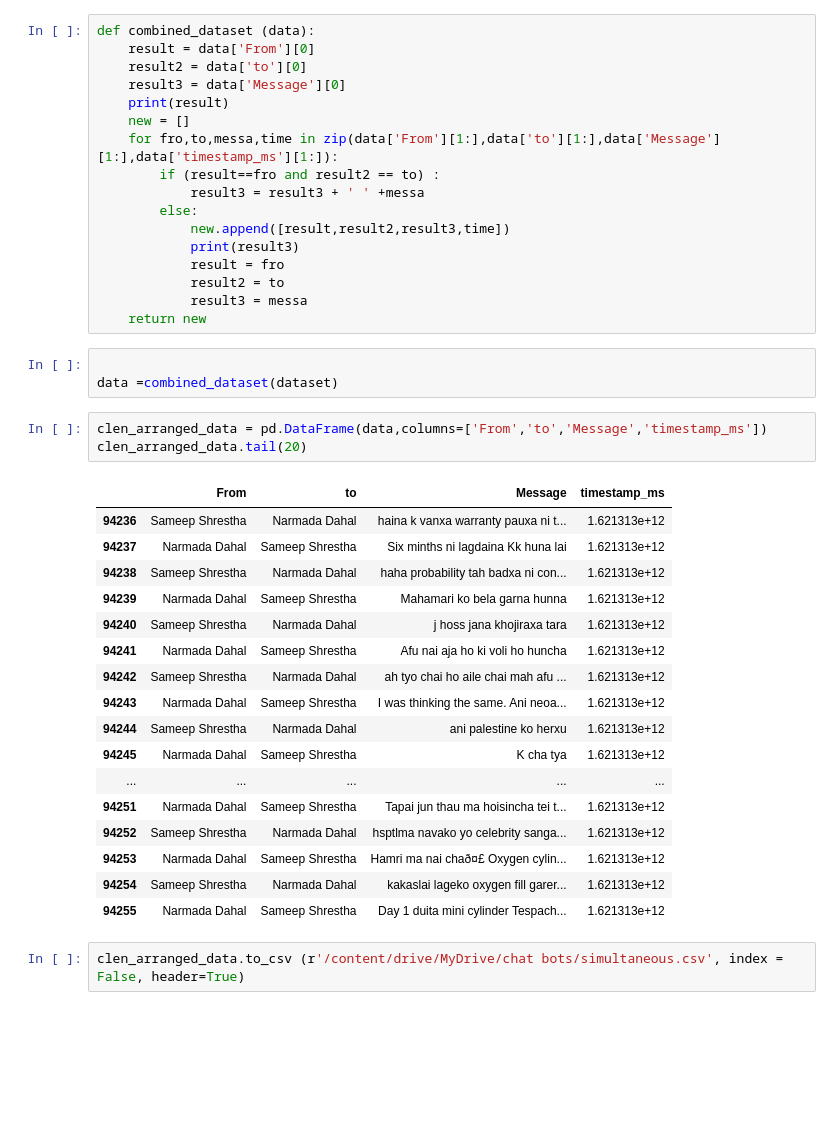
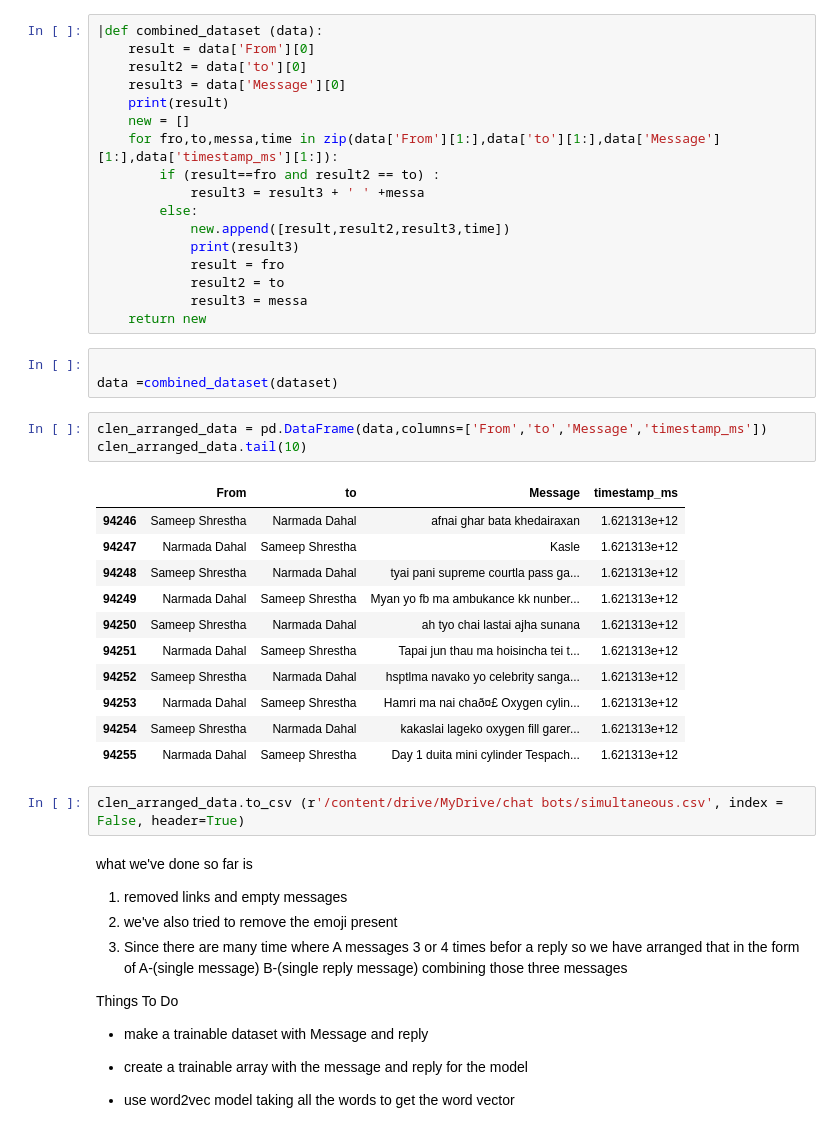
Before and after one commit to sameepshrestha/Mission-Chatbot, a Jupyter notebook: Mission_chatbot.ipynb, the cells around one changed output. Cells and saved outputs as stored; diff of their text form; blank space fills up the shorter version.

```diff
--- a/Mission_chatbot.ipynb
+++ b/Mission_chatbot.ipynb
@@ -89,5 +96,5 @@ dataset.tail(20)
 # %%
-def combined_dataset (data):
+|def combined_dataset (data):
     result = data['From'][0]
     result2 = data['to'][0]
     result3 = data['Message'][0]
@@ -108,19 +115,13 @@ def combined_dataset (data):
 data =combined_dataset(dataset)
 # %%
 clen_arranged_data = pd.DataFrame(data,columns=['From','to','Message','timestamp_ms'])
-clen_arranged_data.tail(20)
+clen_arranged_data.tail(10)
 # %% [output]
 |  | From | to | Message | timestamp_ms |
-| 94236 | Sameep Shrestha | Narmada Dahal | haina k vanxa warranty pauxa ni t... | 1.621313e+12 |
-| 94237 | Narmada Dahal | Sameep Shrestha | Six minths ni lagdaina Kk huna lai | 1.621313e+12 |
-| 94238 | Sameep Shrestha | Narmada Dahal | haha probability tah badxa ni con... | 1.621313e+12 |
-| 94239 | Narmada Dahal | Sameep Shrestha | Mahamari ko bela garna hunna | 1.621313e+12 |
-| 94240 | Sameep Shrestha | Narmada Dahal | j hoss jana khojiraxa tara | 1.621313e+12 |
-| 94241 | Narmada Dahal | Sameep Shrestha | Afu nai aja ho ki voli ho huncha | 1.621313e+12 |
-| 94242 | Sameep Shrestha | Narmada Dahal | ah tyo chai ho aile chai mah afu ... | 1.621313e+12 |
-| 94243 | Narmada Dahal | Sameep Shrestha | I was thinking the same. Ani neoa... | 1.621313e+12 |
-| 94244 | Sameep Shrestha | Narmada Dahal | ani palestine ko herxu | 1.621313e+12 |
-| 94245 | Narmada Dahal | Sameep Shrestha | K cha tya | 1.621313e+12 |
-| ... | ... | ... | ... | ... |
+| 94246 | Sameep Shrestha | Narmada Dahal | afnai ghar bata khedairaxan | 1.621313e+12 |
+| 94247 | Narmada Dahal | Sameep Shrestha | Kasle | 1.621313e+12 |
+| 94248 | Sameep Shrestha | Narmada Dahal | tyai pani supreme courtla pass ga... | 1.621313e+12 |
+| 94249 | Narmada Dahal | Sameep Shrestha | Myan yo fb ma ambukance kk nunber... | 1.621313e+12 |
+| 94250 | Sameep Shrestha | Narmada Dahal | ah tyo chai lastai ajha sunana | 1.621313e+12 |
 | 94251 | Narmada Dahal | Sameep Shrestha | Tapai jun thau ma hoisincha tei t... | 1.621313e+12 |
 | 94252 | Sameep Shrestha | Narmada Dahal | hsptlma navako yo celebrity sanga... | 1.621313e+12 |
@@ -129,3 +130,17 @@ clen_arranged_data.tail(20)
 | 94255 | Narmada Dahal | Sameep Shrestha | Day 1 duita mini cylinder Tespach... | 1.621313e+12 |
 # %%
 clen_arranged_data.to_csv (r'/content/drive/MyDrive/chat bots/simultaneous.csv', index = False, header=True)
+# %% [markdown]
+what we've done so far is
+
+1.   removed links and empty messages
+2.   we've also tried to remove the emoji present
+3.   Since there are many time where A messages 3 or 4 times befor a reply so we have arranged that in the form of A-(single message) B-(single reply message) combining those three messages
+
+Things To Do
+
+
+*   make a trainable dataset with Message and reply
+
+*   create a trainable array with the message and reply for the model
+*   use word2vec model taking all the words to get the word vector
```
Also changed, not shown: parts of 6 cells of this notebook.
